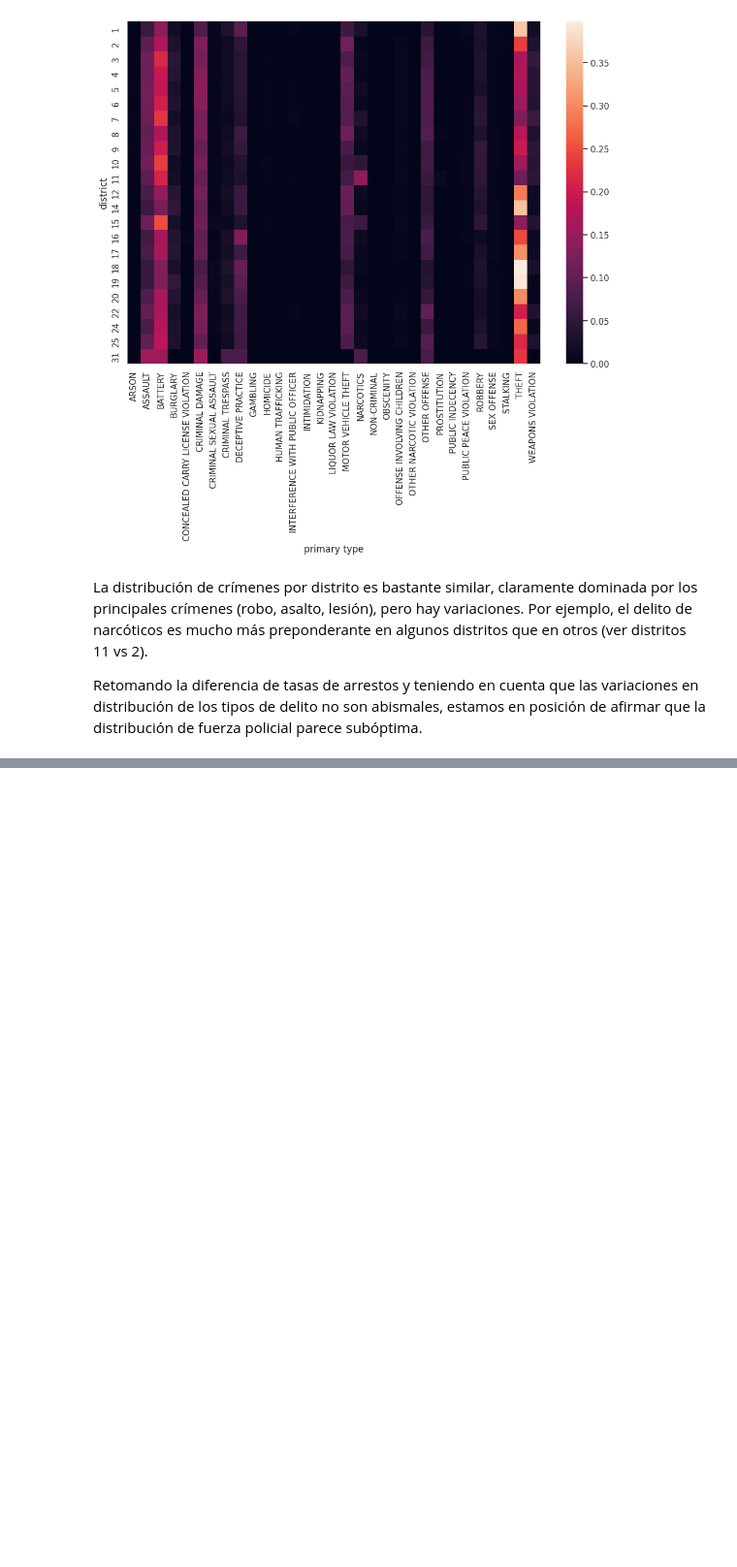
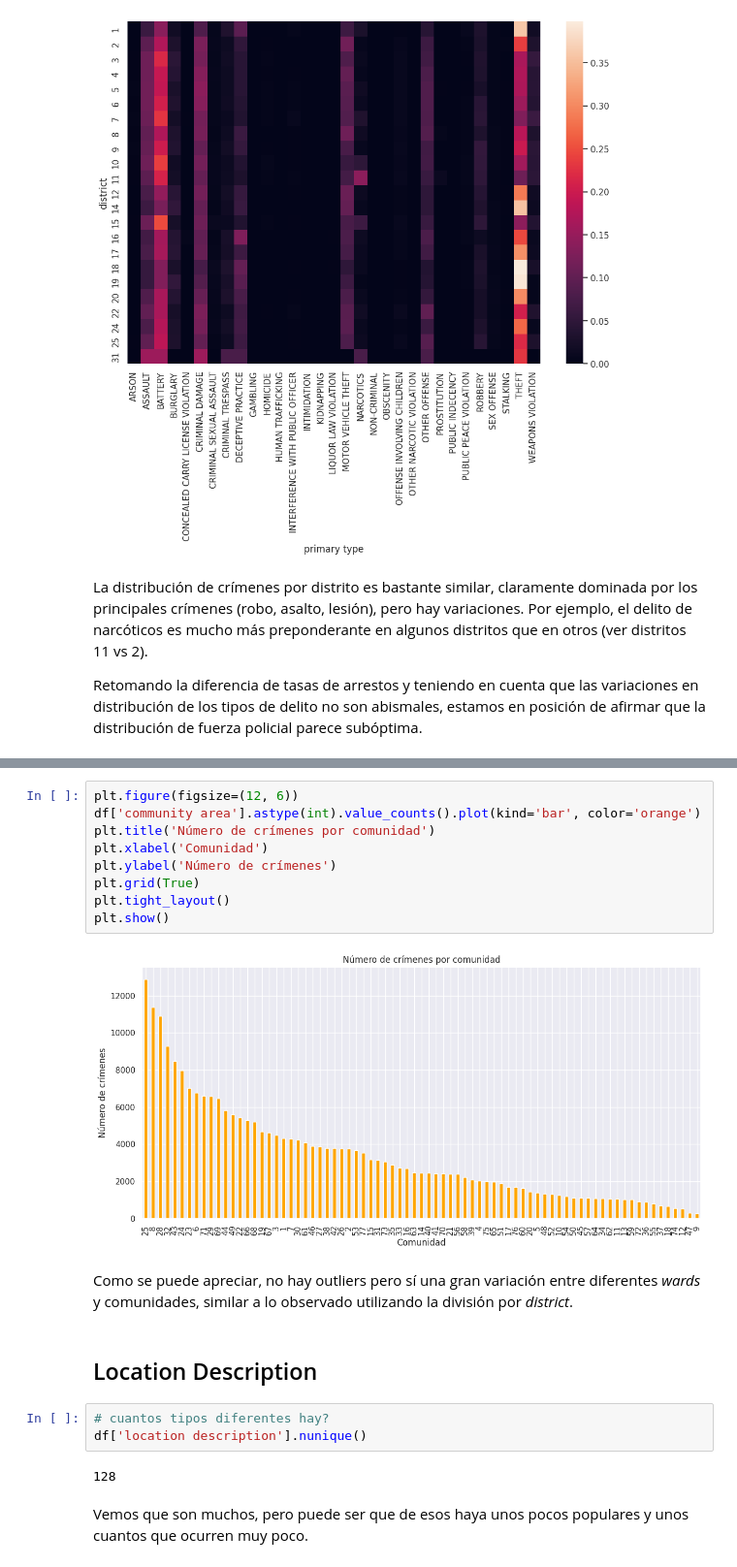
Before and after one commit to mbarquienero/Analisis_de_datos, a Jupyter notebook: chicago_crimenes.ipynb, the cells around one changed output, grey strips where cells are left out. Shown at 97% size. Saved outputs shown, nothing was run; the diff lists cells and outputs as text; blank space fills up the shorter version.

```diff
--- a/chicago_crimenes.ipynb
+++ b/chicago_crimenes.ipynb
@@ -2072,0 +1747,22 @@ Este gráfico muestra los crímenes por mes durante 2024, pero **no se puede obs
+# %%
+plt.figure(figsize=(12, 6))
+df['community area'].astype(int).value_counts().plot(kind='bar', color='orange')
+plt.title('Número de crímenes por comunidad')
+plt.xlabel('Comunidad')
+plt.ylabel('Número de crímenes')
+plt.grid(True)
+plt.tight_layout()
+plt.show()
+# %% [output]
+[figure, added]
+# %% [markdown]
+Como se puede apreciar, no hay outliers pero sí una gran variación entre diferentes _wards_ y comunidades, similar a lo observado utilizando la división por _district_.
+# %% [markdown]
+## Location Description
+# %%
+# cuantos tipos diferentes hay?
+df['location description'].nunique()
+# %% [output]
+128
+# %% [markdown]
+Vemos que son muchos, pero puede ser que de esos haya unos pocos populares y unos cuantos que ocurren muy poco.
```
Also changed, not shown: parts of 51 cells of this notebook.
